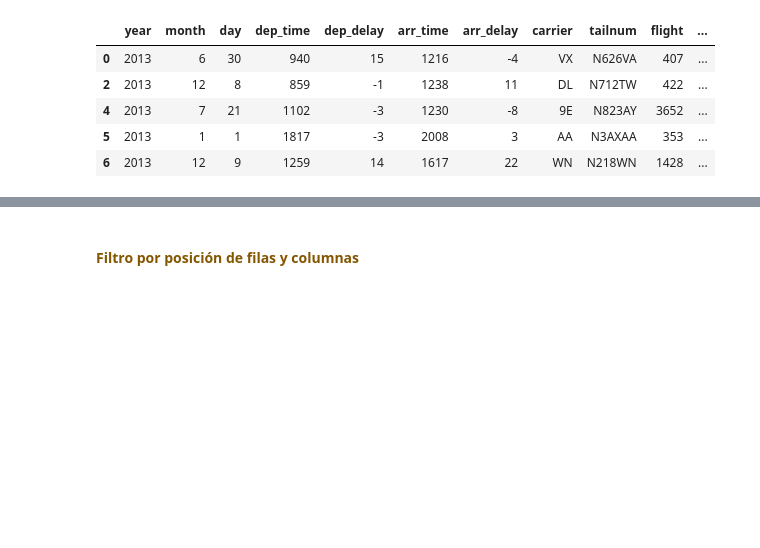
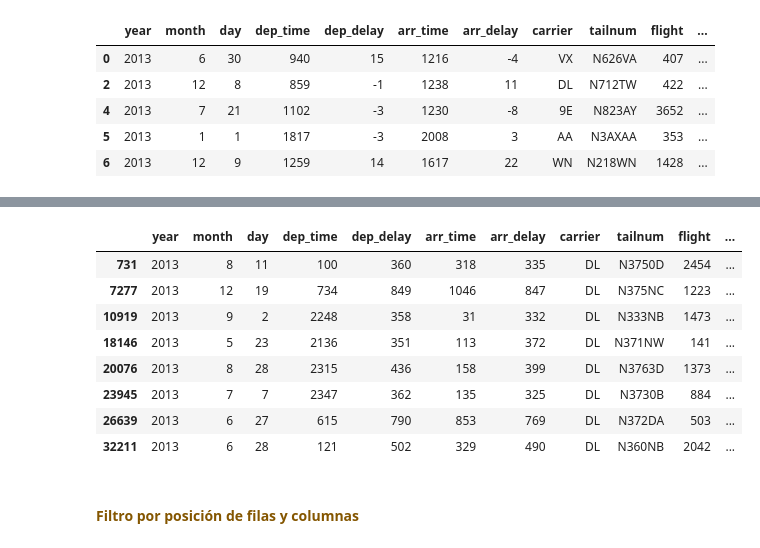
Before and after one commit to charliebrown007/03-Data_wrangling, a Jupyter notebook: 1. Filtrado y selección de datos.ipynb, the cells around one changed output, grey strips where cells are left out. Cells and saved outputs as stored; diff of their text form; code cells hidden in the pictures; blank space fills up the shorter version.

```diff
--- a/1. Filtrado y selección de datos.ipynb
+++ b/1. Filtrado y selección de datos.ipynb
@@ -108,3 +135,15 @@ df1.head()
+# %%
+df.query('carrier == "DL" & dep_delay >= 350')
+# %% [output]
+|  | year | month | day | dep_time | dep_delay | arr_time | arr_delay | carrier | tailnum | flight | ... |
+| 731 | 2013 | 8 | 11 | 100 | 360 | 318 | 335 | DL | N3750D | 2454 | ... |
+| 7277 | 2013 | 12 | 19 | 734 | 849 | 1046 | 847 | DL | N375NC | 1223 | ... |
+| 10919 | 2013 | 9 | 2 | 2248 | 358 | 31 | 332 | DL | N333NB | 1473 | ... |
+| 18146 | 2013 | 5 | 23 | 2136 | 351 | 113 | 372 | DL | N371NW | 141 | ... |
+| 20076 | 2013 | 8 | 28 | 2315 | 436 | 158 | 399 | DL | N3763D | 1373 | ... |
+| 23945 | 2013 | 7 | 7 | 2347 | 362 | 135 | 325 | DL | N3730B | 884 | ... |
+| 26639 | 2013 | 6 | 27 | 615 | 790 | 853 | 769 | DL | N372DA | 503 | ... |
+| 32211 | 2013 | 6 | 28 | 121 | 502 | 329 | 490 | DL | N360NB | 2042 | ... |
 # %% [markdown]
 #### <font color=#845600> Filtro por posición de filas y columnas
 # %%
```
Also changed, not shown: parts of 16 cells of this notebook, 2 other files.
